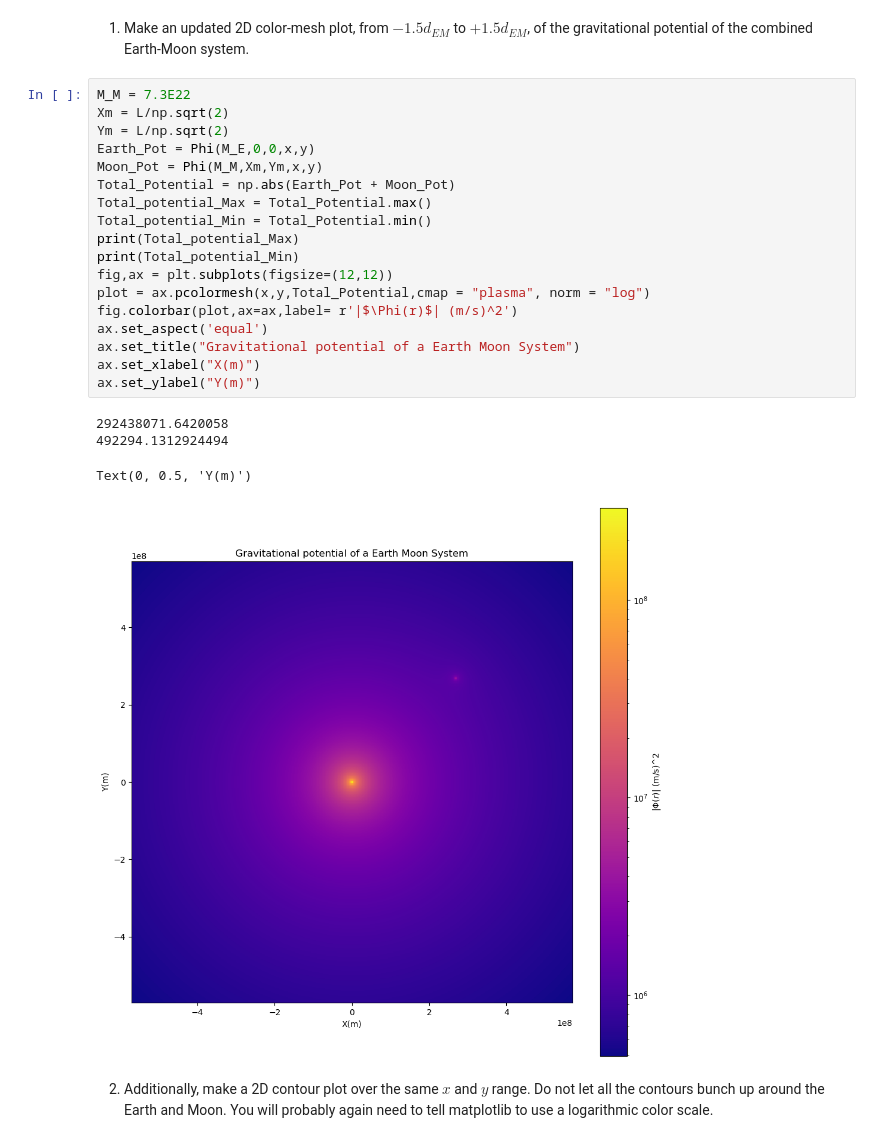
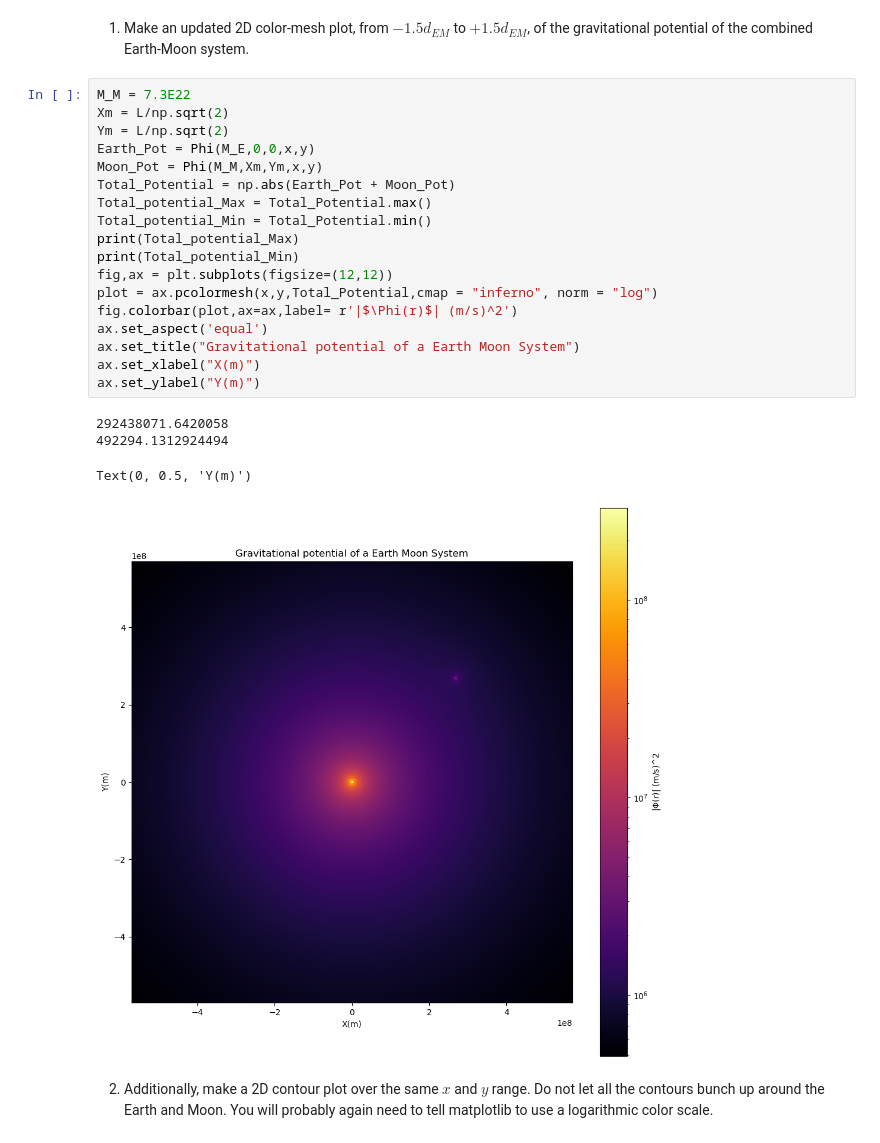
Before and after one commit to rhorton-2/PHYS265-spring26, a Jupyter notebook: Lab1/lab1.ipynb, the cells around one changed output. Cells and saved outputs as stored; diff of their text form.

```diff
--- a/Lab1/lab1.ipynb
+++ b/Lab1/lab1.ipynb
@@ -156,26 +156,26 @@ of the gravitational potential of the combined Earth-Moon system.
 # %%
 M_M = 7.3E22
 Xm = L/np.sqrt(2)
 Ym = L/np.sqrt(2)
 Earth_Pot = Phi(M_E,0,0,x,y)
 Moon_Pot = Phi(M_M,Xm,Ym,x,y)
 Total_Potential = np.abs(Earth_Pot + Moon_Pot)
 Total_potential_Max = Total_Potential.max()
 Total_potential_Min = Total_Potential.min()
 print(Total_potential_Max)
 print(Total_potential_Min)
 fig,ax = plt.subplots(figsize=(12,12))
-plot = ax.pcolormesh(x,y,Total_Potential,cmap = "plasma", norm = "log")
+plot = ax.pcolormesh(x,y,Total_Potential,cmap = "inferno", norm = "log")
 fig.colorbar(plot,ax=ax,label= r'|$\Phi(r)$| (m/s)^2')
 ax.set_aspect('equal')
 ax.set_title("Gravitational potential of a Earth Moon System")
 ax.set_xlabel("X(m)")
 ax.set_ylabel("Y(m)")
 # %% [output]
 292438071.6420058
 492294.1312924494
 Text(0, 0.5, 'Y(m)')
-[figure, old version]
+[figure, new version]
 # %% [markdown]
 2. Additionally, make a 2D contour plot over the same $x$ and $y$ range.
 Do not let all the contours bunch up around the Earth and Moon.
```
Also changed, not shown: parts of 3 cells of this notebook.
